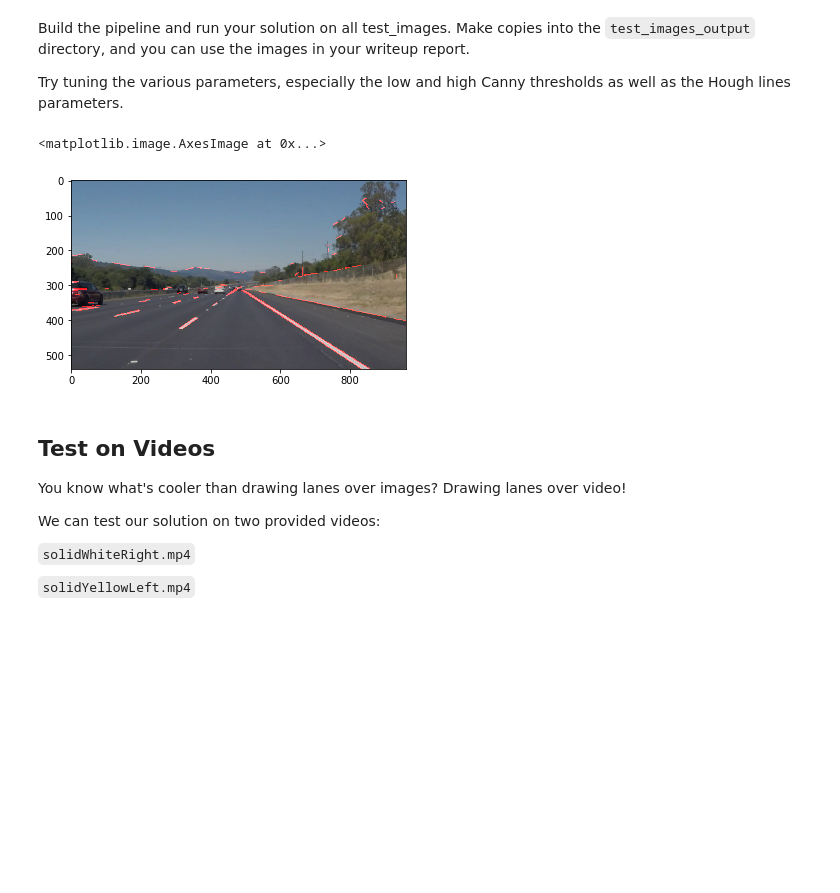
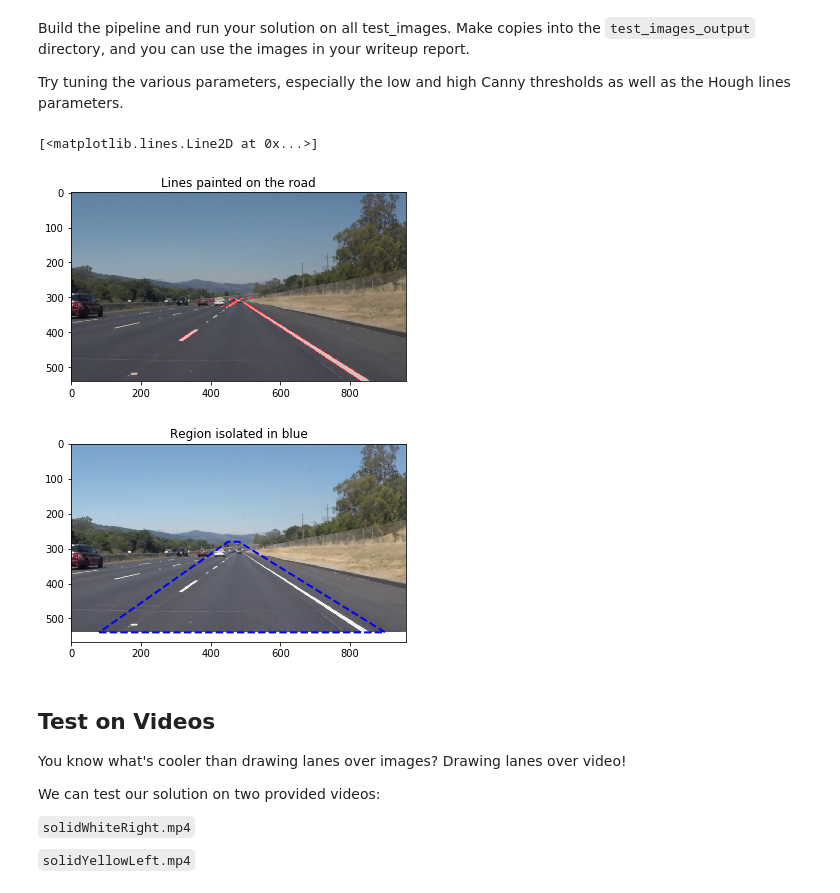
Before and after one commit to gdangelo/CarND-LaneLines-P1, a Jupyter notebook: P1.ipynb, the cells around one changed output. Cells and saved outputs as stored; diff of their text form; code cells hidden in the pictures; blank space fills up the shorter version.

Commit message:
feat: Draw region of interest

```diff
--- a/P1.ipynb
+++ b/P1.ipynb
@@ -198,37 +198,53 @@ Try tuning the various parameters, especially the low and high Canny thresholds
 
 # 1. Read in and grayscale the image
 image = mpimg.imread("test_images/solidWhiteRight.jpg");
 gray = grayscale(image)
 
 # 2. Define a kernel size and apply Gaussian smoothing
 kernel_size = 5
 blur_gray = gaussian_blur(gray, kernel_size)
 
 # 3. Define parameters for Canny and apply
 low_threshold = 50
 high_threshold = 150
 edges = canny(blur_gray, low_threshold, high_threshold)
 
 # 4. Create a region of interest
 imshape = image.shape
-vertices = np.array([[(0, imshape[0]), (0, 0), (imshape[1], 0), (imshape[1], imshape[0])]], dtype=np.int32)
+left_bottom = (80, imshape[0])
+left_top = (450, 280)
+right_top = (480, 280)
+right_bottom = (900, imshape[0])
+vertices = np.array([[left_bottom, left_top, right_top, right_bottom]], dtype=np.int32)
+
 masked_edges = region_of_interest(edges, vertices)
 
 # 5. Define the Hough transform parameters and run
 rho = 1 # distance resolution in pixels of the Hough grid
 theta = np.pi/180 # angular resolution in radians of the Hough grid
 threshold = 10     # minimum number of votes (intersections in Hough grid cell)
 min_line_len = 10 #minimum number of pixels making up a line
 max_line_gap = 2    # maximum gap in pixels between connectable line segments
 
 lines = hough_lines(masked_edges, rho, theta, threshold, min_line_len, max_line_gap)
 
-# 6. Draw the lines on the edges image
+# 6. Draw the lines on the original image
 lines_edges = weighted_img(lines, image)
+plt.figure()
 plt.imshow(lines_edges)
+plt.title('Lines painted on the road')
+
+# 7. Draw region of interest
+plt.figure()
+plt.imshow(image)
+plt.title('Region isolated in blue')
+x = [left_bottom[0], right_bottom[0], right_top[0], left_top[0], left_bottom[0]]
+y = [left_bottom[1], right_bottom[1], right_top[1], left_top[1], left_bottom[1]]
+plt.plot(x, y, 'b--', lw=2)
 # %% [output]
-<matplotlib.image.AxesImage at 0x...>
+[<matplotlib.lines.Line2D at 0x...>]
-[figure, old version]
+[figure, new version]
+[figure, added]
 # %% [markdown]
 ## Test on Videos
 
```
